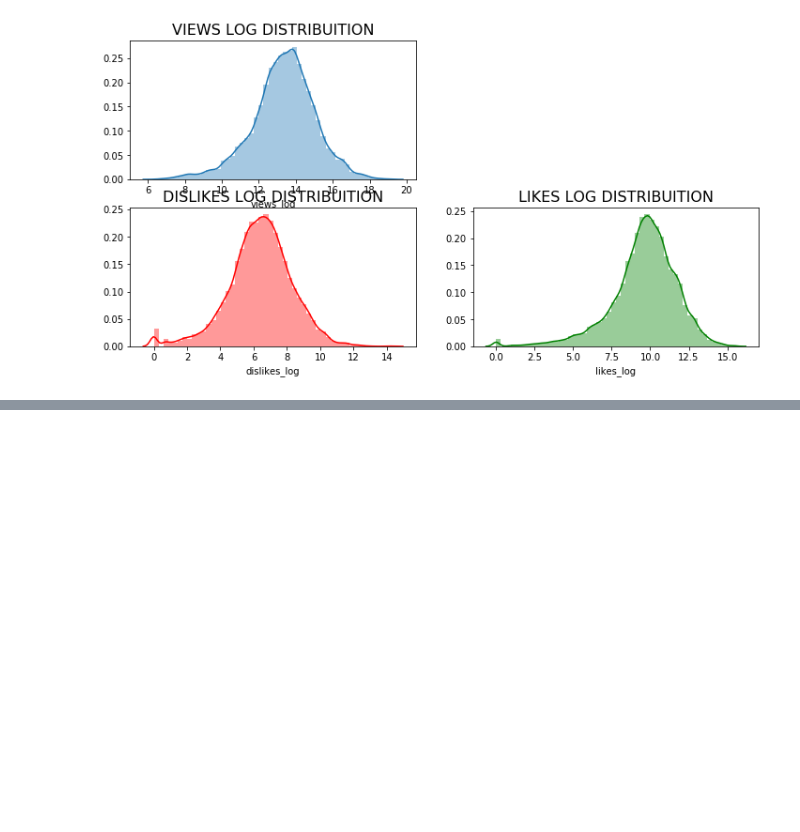
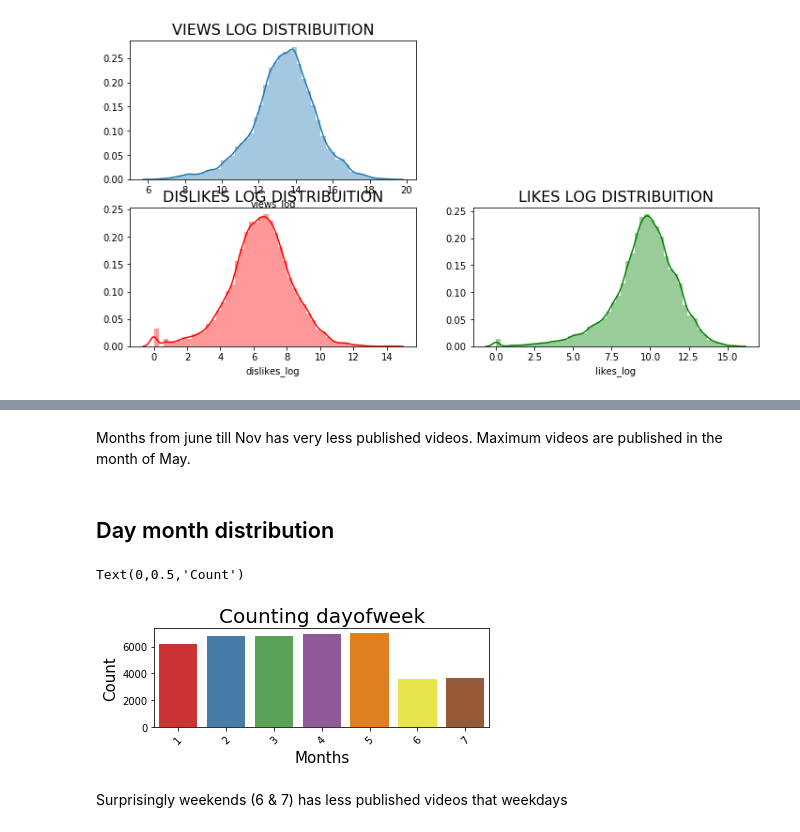
Before and after one commit to Tann10/YouTube, a Jupyter notebook: data-mining/EDA.ipynb, the cells around one changed output, grey strips where cells are left out. Drawn from its saved outputs; the diff is of its cells as text; code cells hidden in the pictures; blank space fills up the shorter version.

```diff
--- a/data-mining/EDA.ipynb
+++ b/data-mining/EDA.ipynb
@@ -95,0 +118,17 @@ plt.show()
+# %% [markdown]
+Months from june till Nov has very less published videos. Maximum videos are published in the month of May.
+# %% [markdown]
+## Day month distribution
+# %%
+unprocessed_df['dayofweek'] = unprocessed_df['publish_time'].dt.dayofweek+1
+plt.subplot(211)
+g = sns.countplot('dayofweek', data=unprocessed_df, palette="Set1")
+g.set_xticklabels(g.get_xticklabels(),rotation=45)
+g.set_title("Counting dayofweek", fontsize=20)
+g.set_xlabel("Months", fontsize=15)
+g.set_ylabel("Count", fontsize=15)
+# %% [output]
+Text(0,0.5,'Count')
+[figure, added]
+# %% [markdown]
+Surprisingly weekends (6 & 7) has less published videos that weekdays
```
Also changed, not shown: parts of 2 cells of this notebook.
